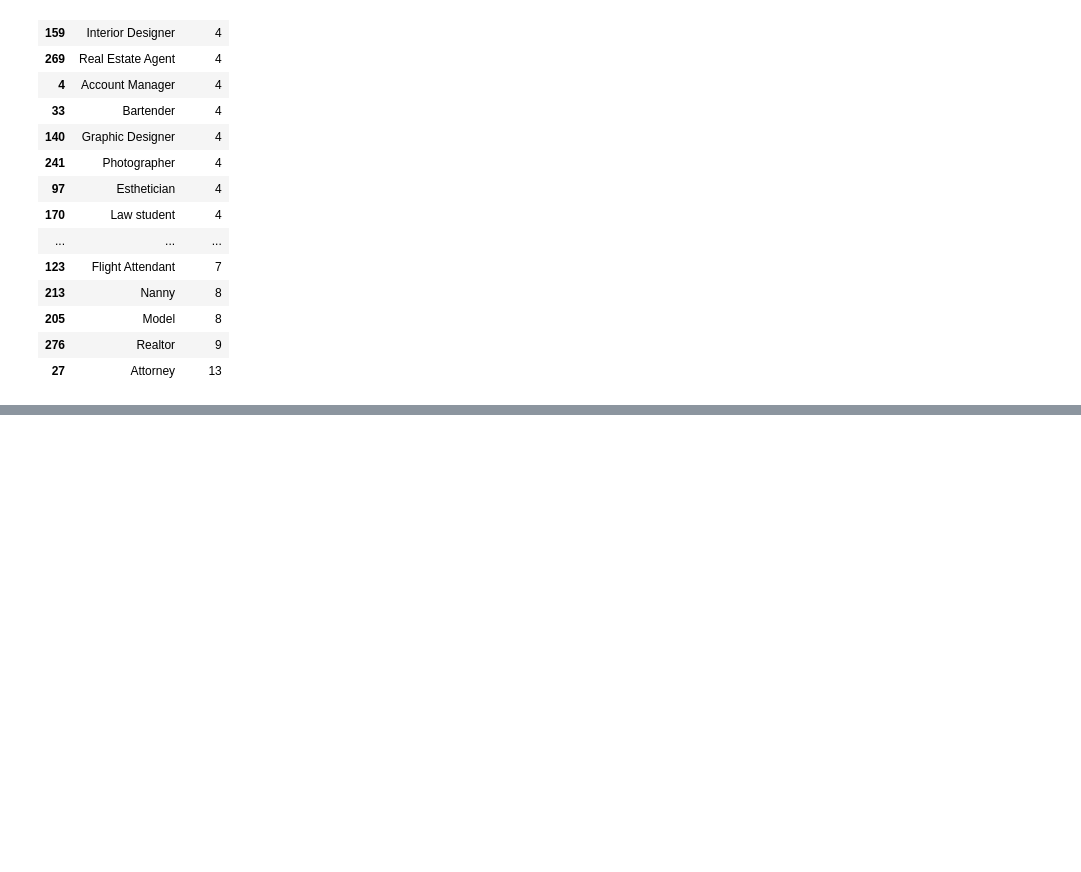
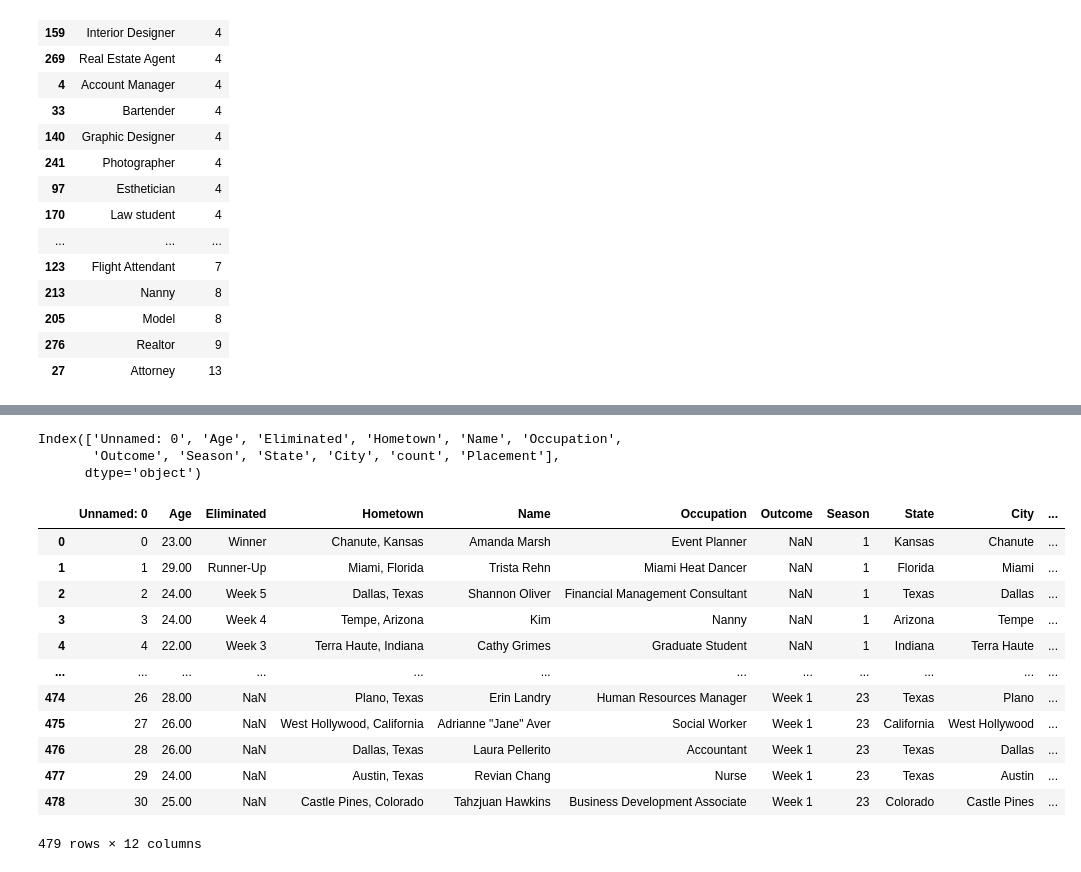
Before and after one commit to Jeff-Nibbs/bachelor-data-dive, a Jupyter notebook: PythonProject/bachelor-data/bachelor.ipynb, the cells around one changed output, grey strips where cells are left out. Cells and saved outputs as stored; diff of their text form; code cells hidden in the pictures; blank space fills up the shorter version.

Commit message:
fix the placement columns

```diff
--- a/PythonProject/bachelor-data/bachelor.ipynb
+++ b/PythonProject/bachelor-data/bachelor.ipynb
@@ -223,3 +204,8 @@ work
 # %%
 fig = px.bar(work, x=work['count'], y=work['Occupation'], orientation='h', color=work['count'])
 fig.show()
+# %%
+fix = df_bachelor
+fix['Placement'] = pd.concat([fix['Eliminated'].iloc[:152], fix['Outcome'].iloc[152:]])
+fix.fillna({'Placement': 0} , inplace=True)
+fix['Placement'].value_counts()
@@ -225,0 +230,44 @@ fig.show()
+# %%
+fix.columns
+# %% [output]
+Index(['Unnamed: 0', 'Age', 'Eliminated', 'Hometown', 'Name', 'Occupation',
+       'Outcome', 'Season', 'State', 'City', 'count', 'Placement'],
+      dtype='object')
+# %%
+fix['Placement'] = fix['Placement'].str.replace(r'\([a-zA-Z0-9]+\)', '', regex=True)
+fix['Placement'] = fix['Placement'].str.replace(r'\[[a-zA-Z0-9]+\]', '', regex=True)
+fix['Placement'] = fix['Placement'].str.replace('Week ', '')
+fix['Placement'] = fix['Placement'].str.replace('Runner-up', '9')
+fix['Placement'] = fix['Placement'].str.replace('Participating', '1')
+fix['Placement'] = fix['Placement'].str.replace('Runner-Up', '9')
+fix['Placement'] = fix['Placement'].str.strip()
+fix['Placement'] = fix['Placement'].str.replace('11', '7')
+fix['Placement'] = fix['Placement'].str.replace('15', '5')
+fix['Placement'] = fix['Placement'].str.replace('16', '6')
+fix['Placement'] = fix['Placement'].str.replace('12', '2')
+fix['Placement'] = fix['Placement'].str.replace('13', '3')
+fix['Placement'] = fix['Placement'].str.replace('17', '7')
+fix['Placement'] = fix['Placement'].str.replace('19', '8')
+fix['Placement'] = fix['Placement'].str.replace('18', '8')
+fix['Placement'] = fix['Placement'].str.replace('14', '4')
+fix['Placement'] = fix['Placement'].str.replace('21', '8')
+fix['Placement'] = fix['Placement'].str.replace('Winner', '10')
+
+fix.loc[355, 'Placement'] = '1'
+fix.loc[356, 'Placement'] = '1'
+fix['Placement'].value_counts()
+fix
+# %% [output]
+|  | Unnamed: 0 | Age | Eliminated | Hometown | Name | Occupation | Outcome | Season | State | City | ... |
+| 0 | 0 | 23.00 | Winner | Chanute, Kansas | Amanda Marsh | Event Planner | NaN | 1 | Kansas | Chanute | ... |
+| 1 | 1 | 29.00 | Runner-Up | Miami, Florida | Trista Rehn | Miami Heat Dancer | NaN | 1 | Florida | Miami | ... |
+| 2 | 2 | 24.00 | Week 5 | Dallas, Texas | Shannon Oliver | Financial Management Consultant | NaN | 1 | Texas | Dallas | ... |
+| 3 | 3 | 24.00 | Week 4 | Tempe, Arizona | Kim | Nanny | NaN | 1 | Arizona | Tempe | ... |
+| 4 | 4 | 22.00 | Week 3 | Terra Haute, Indiana | Cathy Grimes | Graduate Student | NaN | 1 | Indiana | Terra Haute | ... |
+| ... | ... | ... | ... | ... | ... | ... | ... | ... | ... | ... | ... |
+| 474 | 26 | 28.00 | NaN | Plano, Texas | Erin Landry | Human Resources Manager | Week 1 | 23 | Texas | Plano | ... |
+| 475 | 27 | 26.00 | NaN | West Hollywood, California | Adrianne "Jane" Aver | Social Worker | Week 1 | 23 | California | West Hollywood | ... |
+| 476 | 28 | 26.00 | NaN | Dallas, Texas | Laura Pellerito | Accountant | Week 1 | 23 | Texas | Dallas | ... |
+| 477 | 29 | 24.00 | NaN | Austin, Texas | Revian Chang | Nurse | Week 1 | 23 | Texas | Austin | ... |
+| 478 | 30 | 25.00 | NaN | Castle Pines, Colorado | Tahzjuan Hawkins | Business Development Associate | Week 1 | 23 | Colorado | Castle Pines | ... |
+479 rows × 12 columns
```
Also changed, not shown: parts of 8 cells of this notebook, 1 other file.
